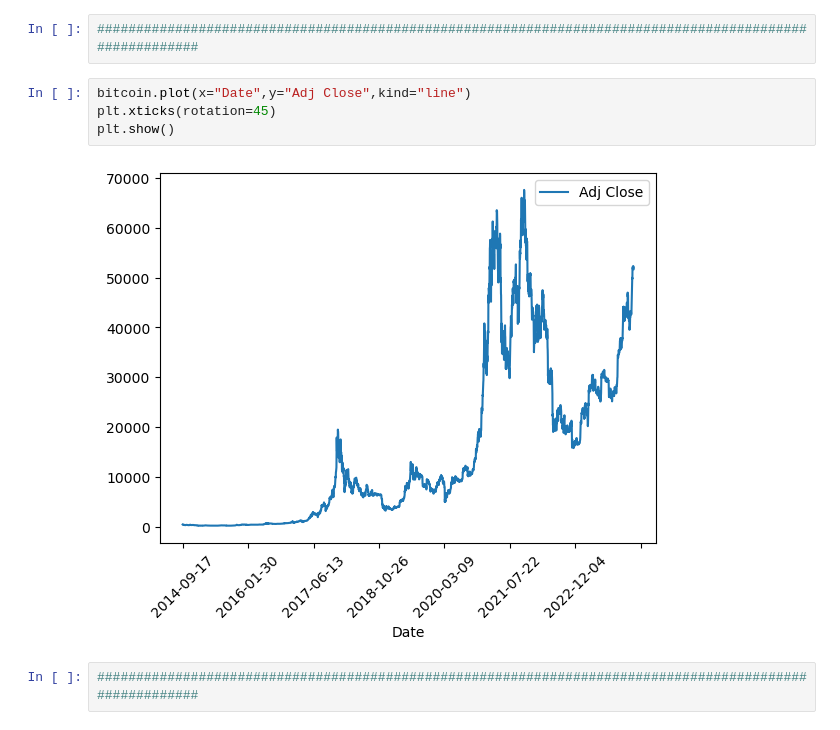
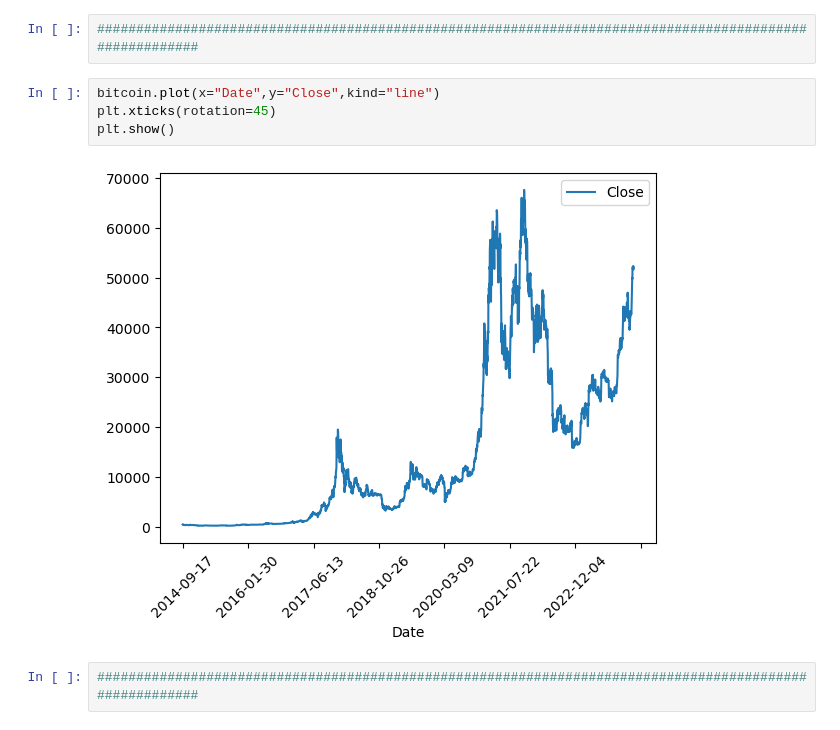
Before and after one commit to rushichokshi/Investment-Analysis, a Jupyter notebook: notebooks/bitcoin.ipynb, the cells around one changed output. Drawn from its saved outputs; the diff is of its cells as text.

```diff
--- a/notebooks/bitcoin.ipynb
+++ b/notebooks/bitcoin.ipynb
@@ -11,11 +11,11 @@ bitcoin = bitcoin.drop(columns=['Open','High','Low','Adj Close','Volume'],axis=1
 # %%
 ########################################################################################################
 # %%
-bitcoin.plot(x="Date",y="Adj Close",kind="line")
+bitcoin.plot(x="Date",y="Close",kind="line")
 plt.xticks(rotation=45)
 plt.show()
 # %% [output]
-[figure, old version]
+[figure, new version]
 # %%
 ########################################################################################################
 # %% [markdown]
```
Also changed, not shown: parts of 6 cells of this notebook, 4 other files.
